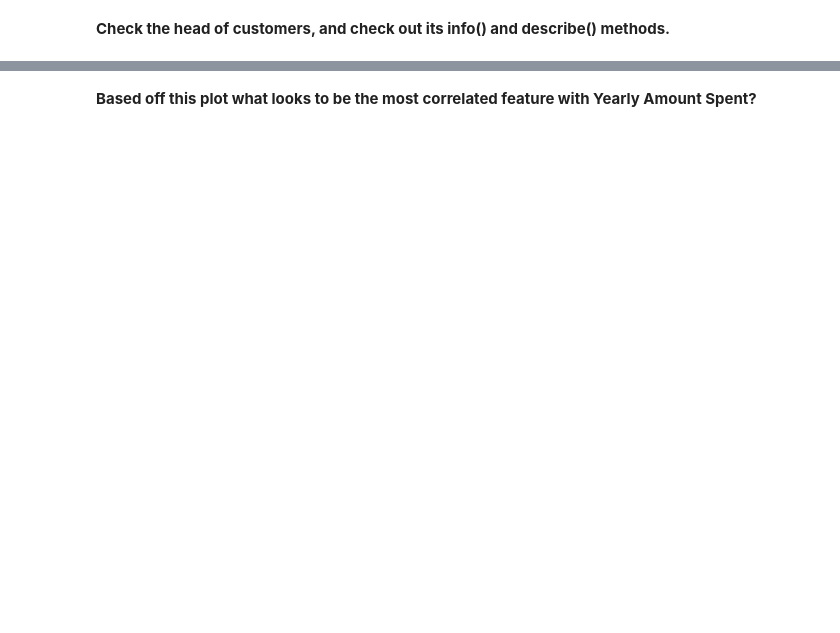
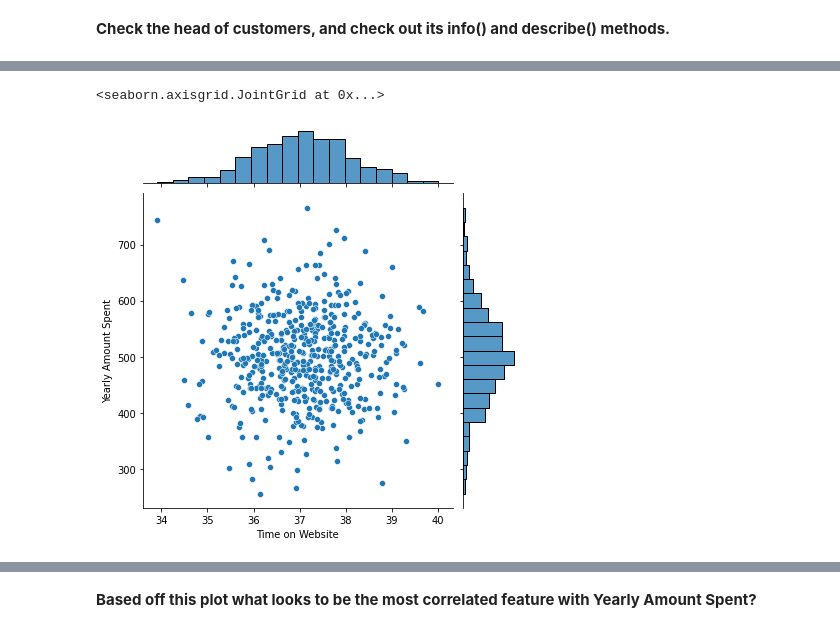
Before and after one commit to abhi1ranjan/ML-Algorithm_Practise, a Jupyter notebook: Linear_Regression_Project.ipynb, the cells around one changed output, grey strips where cells are left out. Cells and saved outputs as stored; diff of their text form; code cells hidden in the pictures; blank space fills up the shorter version.

```diff
--- a/Linear_Regression_Project.ipynb
+++ b/Linear_Regression_Project.ipynb
@@ -25,2 +30,4 @@ We'll work with the Ecommerce Customers csv file from the company. It has Custom
+# %%
+customers = pd.read_csv('/content/drive/MyDrive/ML_by_Udemy/Ecommerce Customers')
 # %% [markdown]
 **Check the head of customers, and check out its info() and describe() methods.**
@@ -84,0 +80,5 @@ ___
+# %%
+sns.jointplot(customers['Time on Website'],customers['Yearly Amount Spent'])
+# %% [output]
+<seaborn.axisgrid.JointGrid at 0x...>
+[figure, added]
```
Also changed, not shown: parts of 67 cells of this notebook.
